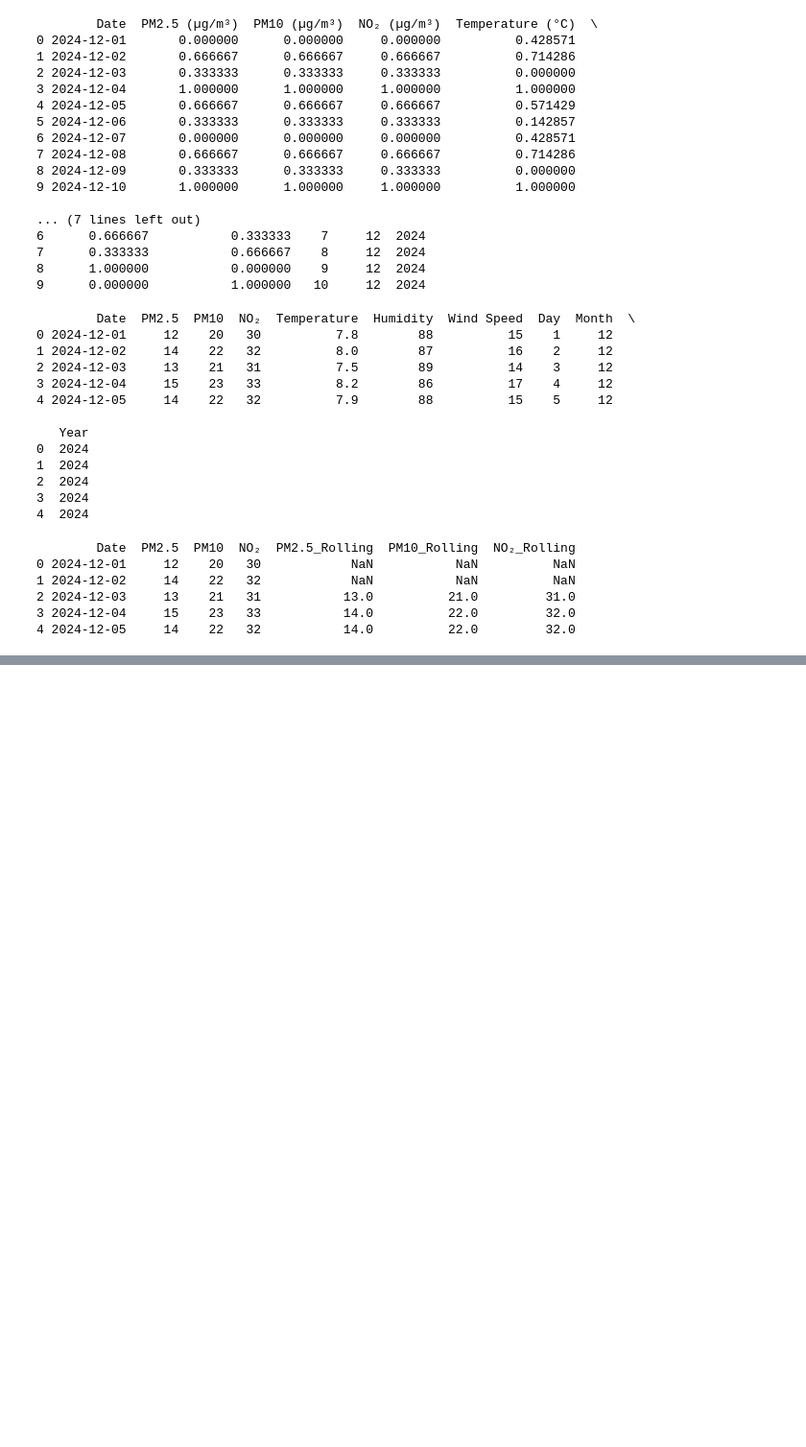
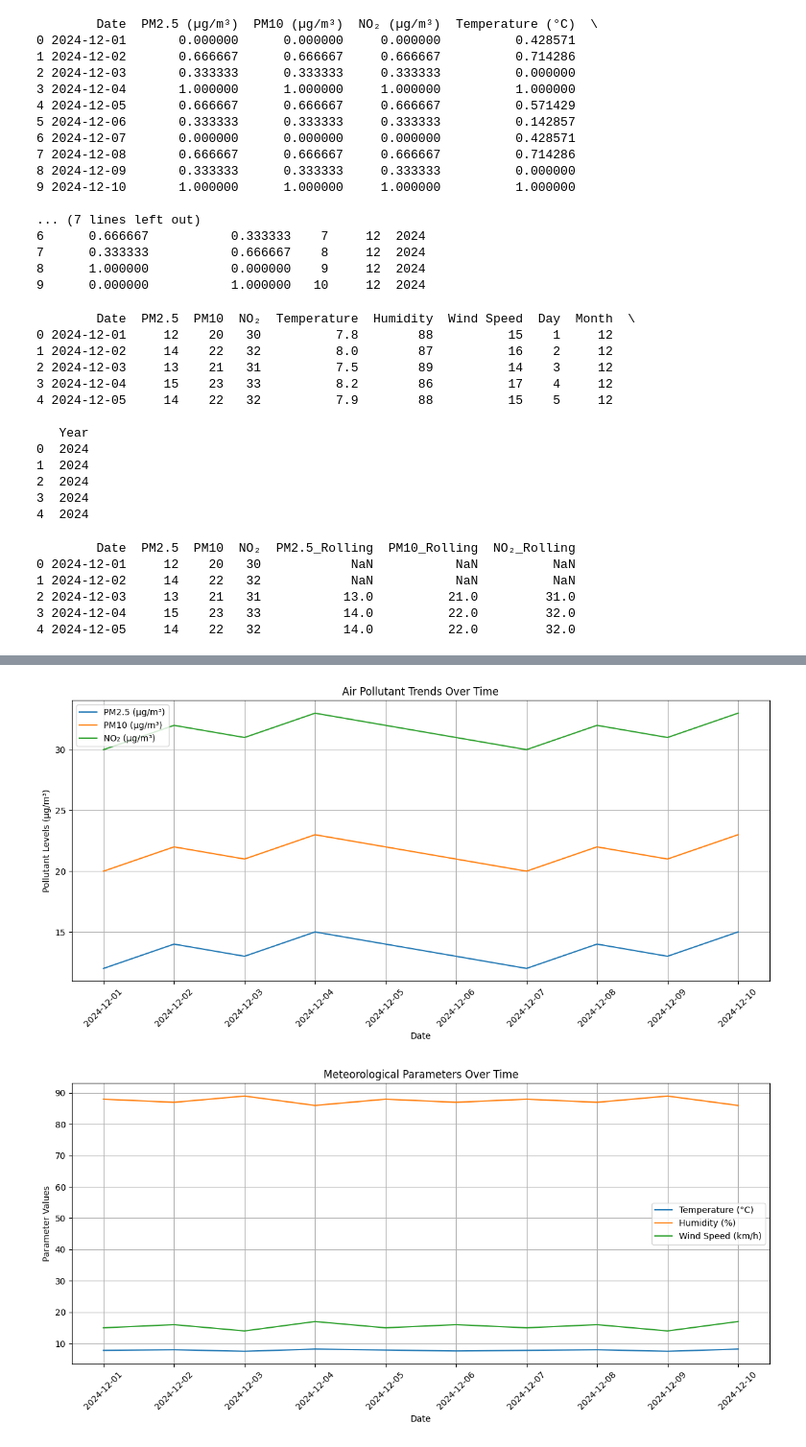
Before and after one commit to nithin-kumar-gardas/air-quality-prediction, a Jupyter notebook: Untitled1.ipynb, the cells around one changed output, grey strips where cells are left out. Shown at 96% size. Drawn from its saved outputs; the diff is of its cells as text; code cells hidden in the pictures; blank space fills up the shorter version.

Commit message:
"Uploaded visualization and model training scripts."

```diff
--- a/Untitled1.ipynb
+++ b/Untitled1.ipynb
@@ -197,0 +240,9 @@ print(df)
+# %%
+# Load the newly created dataset
+data = pd.read_csv('air_quality_data.csv')
+
+# Convert 'Date' column to datetime
+data['Date'] = pd.to_datetime(data['Date'])
+
+# Proceed with visualization or further analysis
+print(data.head())
@@ -197,0 +263,43 @@ print(df)
+# %%
+import matplotlib.pyplot as plt
+
+# Plot pollutant trends
+plt.figure(figsize=(12, 6))
+
+# Plot PM2.5, PM10, and NO2 trends
+for pollutant in ['PM2.5 (µg/m³)', 'PM10 (µg/m³)', 'NO₂ (µg/m³)']:
+    plt.plot(data['Date'], data[pollutant], label=pollutant)
+
+# Customize the plot
+plt.title('Air Pollutant Trends Over Time')
+plt.xlabel('Date')
+plt.ylabel('Pollutant Levels (µg/m³)')
+plt.legend()
+plt.grid(True)
+plt.xticks(rotation=45)
+
+# Show the plot
+plt.tight_layout()
+plt.show()
+
+# Plot meteorological data
+plt.figure(figsize=(12, 6))
+
+# Plot Temperature, Humidity, and Wind Speed trends
+for parameter in ['Temperature (°C)', 'Humidity (%)', 'Wind Speed (km/h)']:
+    plt.plot(data['Date'], data[parameter], label=parameter)
+
+# Customize the plot
+plt.title('Meteorological Parameters Over Time')
+plt.xlabel('Date')
+plt.ylabel('Parameter Values')
+plt.legend()
+plt.grid(True)
+plt.xticks(rotation=45)
+
+# Show the plot
+plt.tight_layout()
+plt.show()
+# %% [output]
+[figure, added]
+[figure, added]
```
Also changed, not shown: parts of 5 cells of this notebook.
